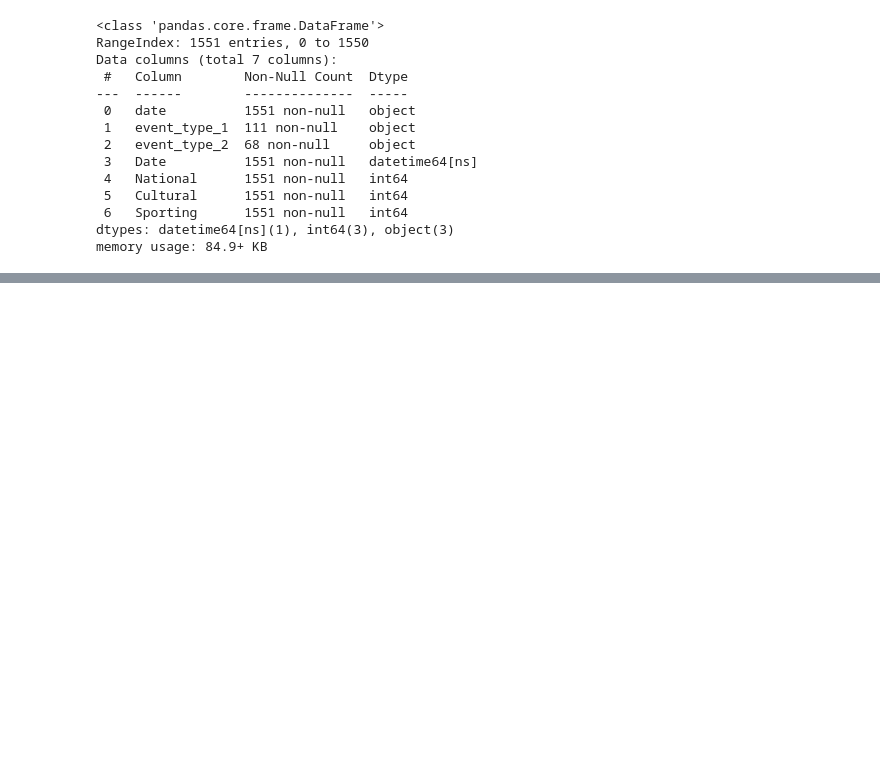
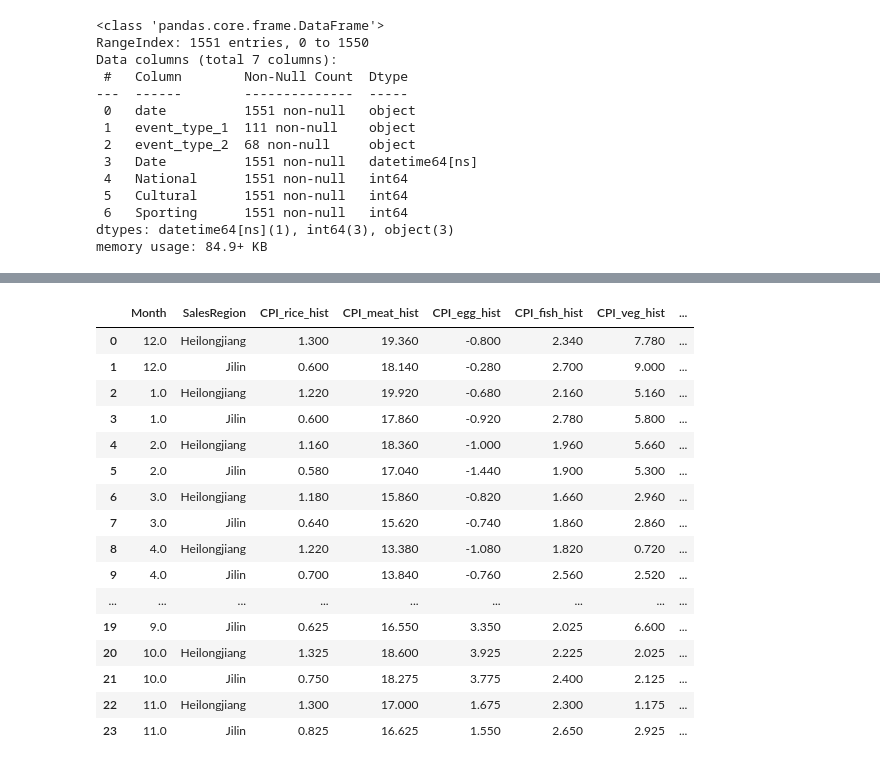
Before and after one commit to sunmingbai/BUD_competition, a Jupyter notebook: Ming/Model1.ipynb, the cells around one changed output, grey strips where cells are left out. Saved outputs shown, nothing was run; the diff lists cells and outputs as text; code cells hidden in the pictures; blank space fills up the shorter version.

```diff
--- a/Ming/Model1.ipynb
+++ b/Ming/Model1.ipynb
@@ -294,0 +334,7 @@ CPIT
+# %%
+CPITcols=[]
+for x in CPIT.columns:
+    if x not in ['Year','Month', 'SalesRegion']:
+        CPITcols.append(x)
+CPIT[CPITcols]=CPIT[CPITcols]-100
+CPIT
@@ -294,0 +428,22 @@ CPIT
+# %%
+CPIT_hisdata=findhistory(CPIT)
+# %%
+CPIT_hisdata
+# %% [output]
+|  | Month | SalesRegion | CPI_rice_hist | CPI_meat_hist | CPI_egg_hist | CPI_fish_hist | CPI_veg_hist | ... |
+| 0 | 12.0 | Heilongjiang | 1.300 | 19.360 | -0.800 | 2.340 | 7.780 | ... |
+| 1 | 12.0 | Jilin | 0.600 | 18.140 | -0.280 | 2.700 | 9.000 | ... |
+| 2 | 1.0 | Heilongjiang | 1.220 | 19.920 | -0.680 | 2.160 | 5.160 | ... |
+| 3 | 1.0 | Jilin | 0.600 | 17.860 | -0.920 | 2.780 | 5.800 | ... |
+| 4 | 2.0 | Heilongjiang | 1.160 | 18.360 | -1.000 | 1.960 | 5.660 | ... |
+| 5 | 2.0 | Jilin | 0.580 | 17.040 | -1.440 | 1.900 | 5.300 | ... |
+| 6 | 3.0 | Heilongjiang | 1.180 | 15.860 | -0.820 | 1.660 | 2.960 | ... |
+| 7 | 3.0 | Jilin | 0.640 | 15.620 | -0.740 | 1.860 | 2.860 | ... |
+| 8 | 4.0 | Heilongjiang | 1.220 | 13.380 | -1.080 | 1.820 | 0.720 | ... |
+| 9 | 4.0 | Jilin | 0.700 | 13.840 | -0.760 | 2.560 | 2.520 | ... |
+| ... | ... | ... | ... | ... | ... | ... | ... | ... |
+| 19 | 9.0 | Jilin | 0.625 | 16.550 | 3.350 | 2.025 | 6.600 | ... |
+| 20 | 10.0 | Heilongjiang | 1.325 | 18.600 | 3.925 | 2.225 | 2.025 | ... |
+| 21 | 10.0 | Jilin | 0.750 | 18.275 | 3.775 | 2.400 | 2.125 | ... |
+| 22 | 11.0 | Heilongjiang | 1.300 | 17.000 | 1.675 | 2.300 | 1.175 | ... |
+| 23 | 11.0 | Jilin | 0.825 | 16.625 | 1.550 | 2.650 | 2.925 | ... |
```
Also changed, not shown: parts of 67 cells of this notebook, 1 other file.
